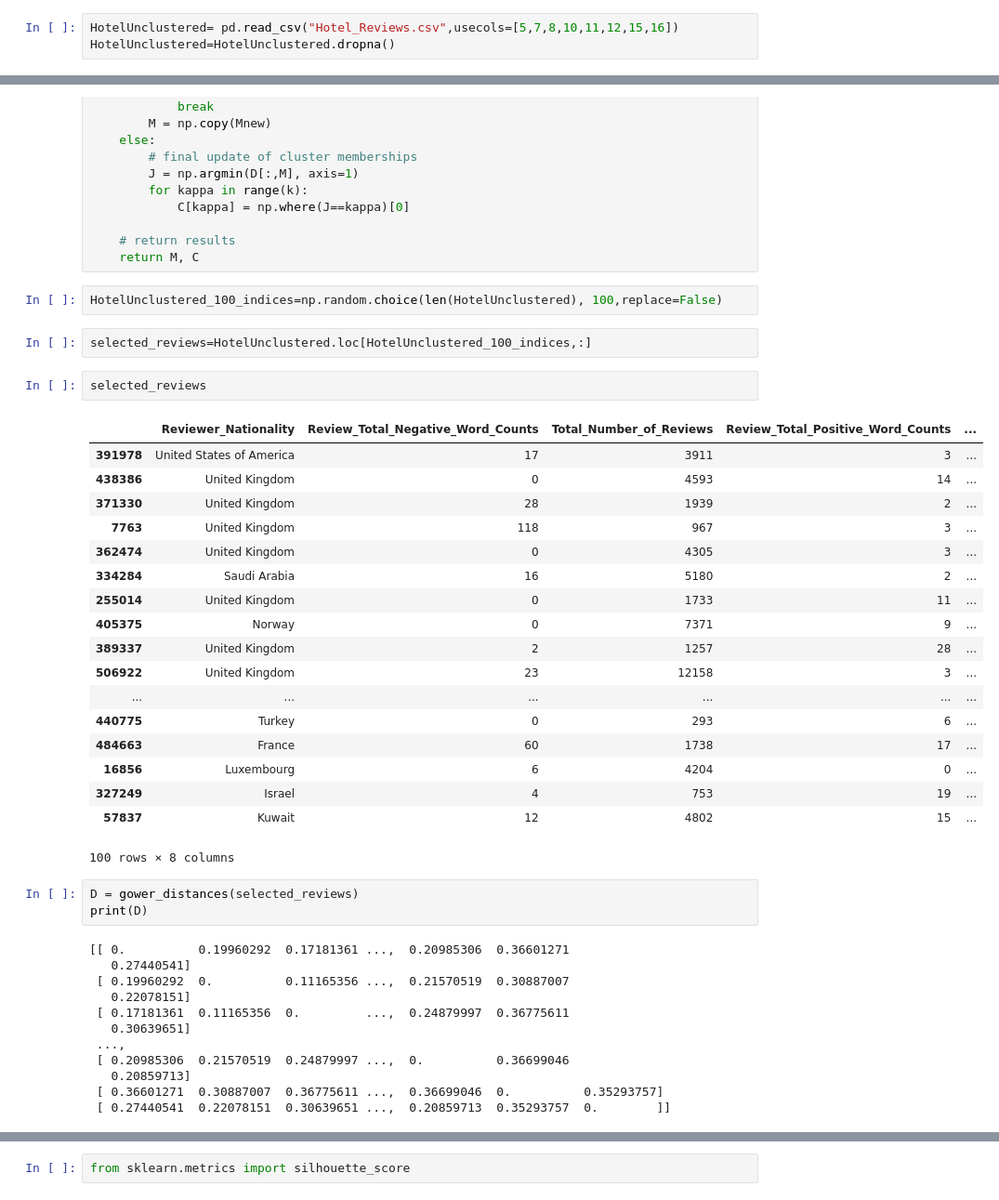
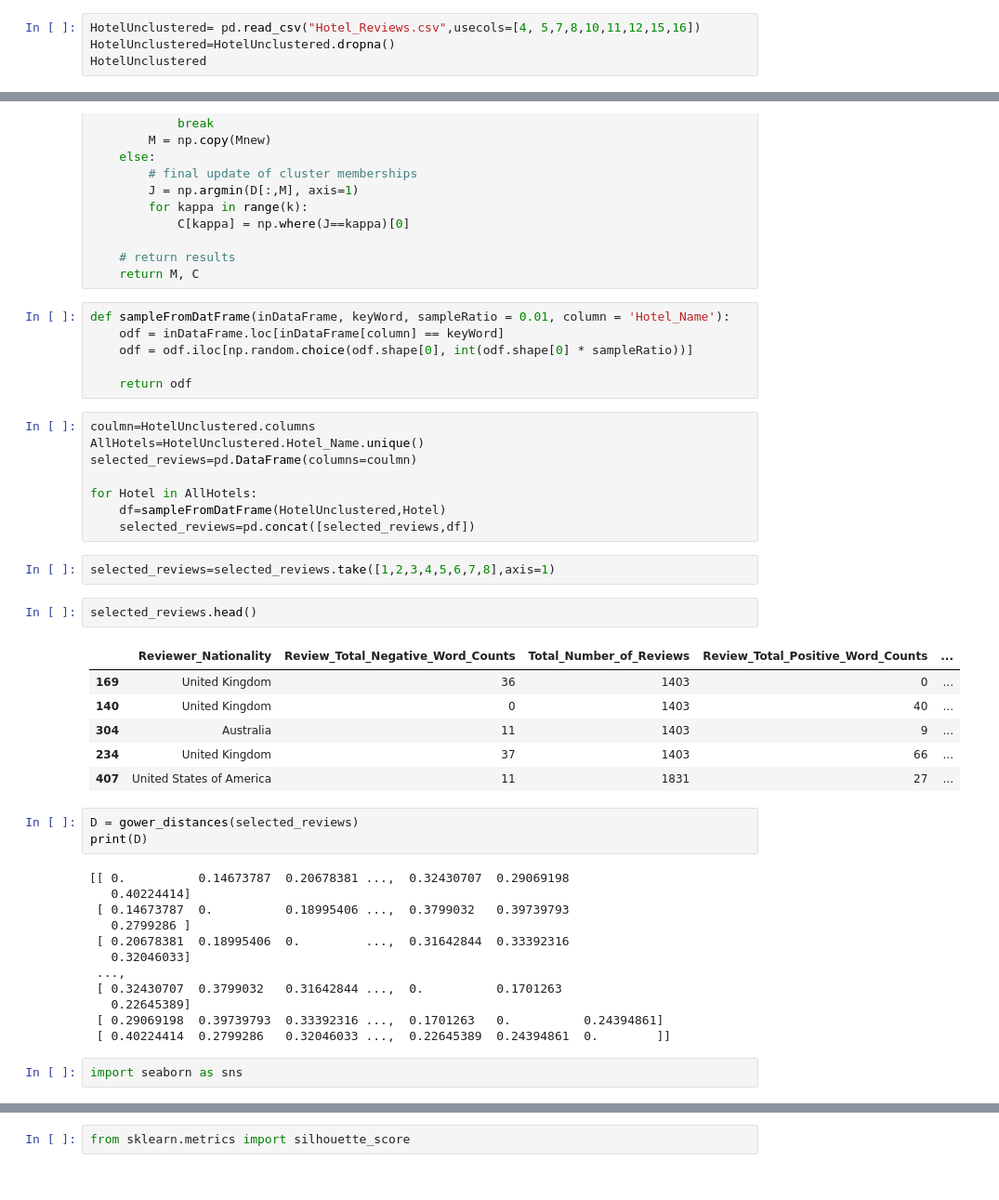
Before and after one commit to bumblebeetron/WS17DataMiningHotelReview, a Jupyter notebook: Task 4 - Descriptive Mining 3/week4_Abhijeet_Sil.ipynb, the cells around one changed output, grey strips where cells are left out. Shown at 93% size. Saved outputs shown, nothing was run; the diff lists cells and outputs as text.

```diff
--- a/Task 4 - Descriptive Mining 3/week4_Abhijeet_Sil.ipynb
+++ b/Task 4 - Descriptive Mining 3/week4_Abhijeet_Sil.ipynb
@@ -296,5 +296,6 @@ def gower_distances(X, Y=None, w=None, categorical_features=None):
 
     return dm
 # %%
-HotelUnclustered= pd.read_csv("Hotel_Reviews.csv",usecols=[5,7,8,10,11,12,15,16])
+HotelUnclustered= pd.read_csv("Hotel_Reviews.csv",usecols=[4, 5,7,8,10,11,12,15,16])
 HotelUnclustered=HotelUnclustered.dropna()
+HotelUnclustered
@@ -338,43 +358,45 @@ def kMedoids(D, k, tmax=100):
 
     # return results
     return M, C
-# %%
-HotelUnclustered_100_indices=np.random.choice(len(HotelUnclustered), 100,replace=False)
-# %%
-selected_reviews=HotelUnclustered.loc[HotelUnclustered_100_indices,:]
+# %%
+def sampleFromDatFrame(inDataFrame, keyWord, sampleRatio = 0.01, column = 'Hotel_Name'):
+    odf = inDataFrame.loc[inDataFrame[column] == keyWord]
+    odf = odf.iloc[np.random.choice(odf.shape[0], int(odf.shape[0] * sampleRatio))]
+
+    return odf
+# %%
+coulmn=HotelUnclustered.columns
+AllHotels=HotelUnclustered.Hotel_Name.unique()
+selected_reviews=pd.DataFrame(columns=coulmn)
+
+for Hotel in AllHotels:
+    df=sampleFromDatFrame(HotelUnclustered,Hotel)
+    selected_reviews=pd.concat([selected_reviews,df])
+# %%
+selected_reviews=selected_reviews.take([1,2,3,4,5,6,7,8],axis=1)
 # %%
-selected_reviews
+selected_reviews.head()
 # %% [output]
 |  | Reviewer_Nationality | Review_Total_Negative_Word_Counts | Total_Number_of_Reviews | Review_Total_Positive_Word_Counts | ... |
-| 391978 | United States of America | 17 | 3911 | 3 | ... |
-| 438386 | United Kingdom | 0 | 4593 | 14 | ... |
-| 371330 | United Kingdom | 28 | 1939 | 2 | ... |
-| 7763 | United Kingdom | 118 | 967 | 3 | ... |
-| 362474 | United Kingdom | 0 | 4305 | 3 | ... |
-| 334284 | Saudi Arabia | 16 | 5180 | 2 | ... |
-| 255014 | United Kingdom | 0 | 1733 | 11 | ... |
-| 405375 | Norway | 0 | 7371 | 9 | ... |
-| 389337 | United Kingdom | 2 | 1257 | 28 | ... |
-| 506922 | United Kingdom | 23 | 12158 | 3 | ... |
-| ... | ... | ... | ... | ... | ... |
-| 440775 | Turkey | 0 | 293 | 6 | ... |
-| 484663 | France | 60 | 1738 | 17 | ... |
-| 16856 | Luxembourg | 6 | 4204 | 0 | ... |
-| 327249 | Israel | 4 | 753 | 19 | ... |
-| 57837 | Kuwait | 12 | 4802 | 15 | ... |
+| 169 | United Kingdom | 36 | 1403 | 0 | ... |
+| 140 | United Kingdom | 0 | 1403 | 40 | ... |
+| 304 | Australia | 11 | 1403 | 9 | ... |
+| 234 | United Kingdom | 37 | 1403 | 66 | ... |
+| 407 | United States of America | 11 | 1831 | 27 | ... |
-100 rows × 8 columns
 # %%
 D = gower_distances(selected_reviews)
 print(D)
 # %% [output]
-[[ 0.          0.19960292  0.17181361 ...,  0.20985306  0.36601271
-   0.27440541]
- [ 0.19960292  0.          0.11165356 ...,  0.21570519  0.30887007
-   0.22078151]
- [ 0.17181361  0.11165356  0.         ...,  0.24879997  0.36775611
-   0.30639651]
+[[ 0.          0.14673787  0.20678381 ...,  0.32430707  0.29069198
+   0.40224414]
+ [ 0.14673787  0.          0.18995406 ...,  0.3799032   0.39739793
+   0.2799286 ]
+ [ 0.20678381  0.18995406  0.         ...,  0.31642844  0.33392316
+   0.32046033]
  ...,
- [ 0.20985306  0.21570519  0.24879997 ...,  0.          0.36699046
-   0.20859713]
- [ 0.36601271  0.30887007  0.36775611 ...,  0.36699046  0.          0.35293757]
- [ 0.27440541  0.22078151  0.30639651 ...,  0.20859713  0.35293757  0.        ]]
+ [ 0.32430707  0.3799032   0.31642844 ...,  0.          0.1701263
+   0.22645389]
+ [ 0.29069198  0.39739793  0.33392316 ...,  0.1701263   0.          0.24394861]
+ [ 0.40224414  0.2799286   0.32046033 ...,  0.22645389  0.24394861  0.        ]]
+# %%
+import seaborn as sns
```
Also changed, not shown: parts of 4 cells of this notebook, 1 other file.
